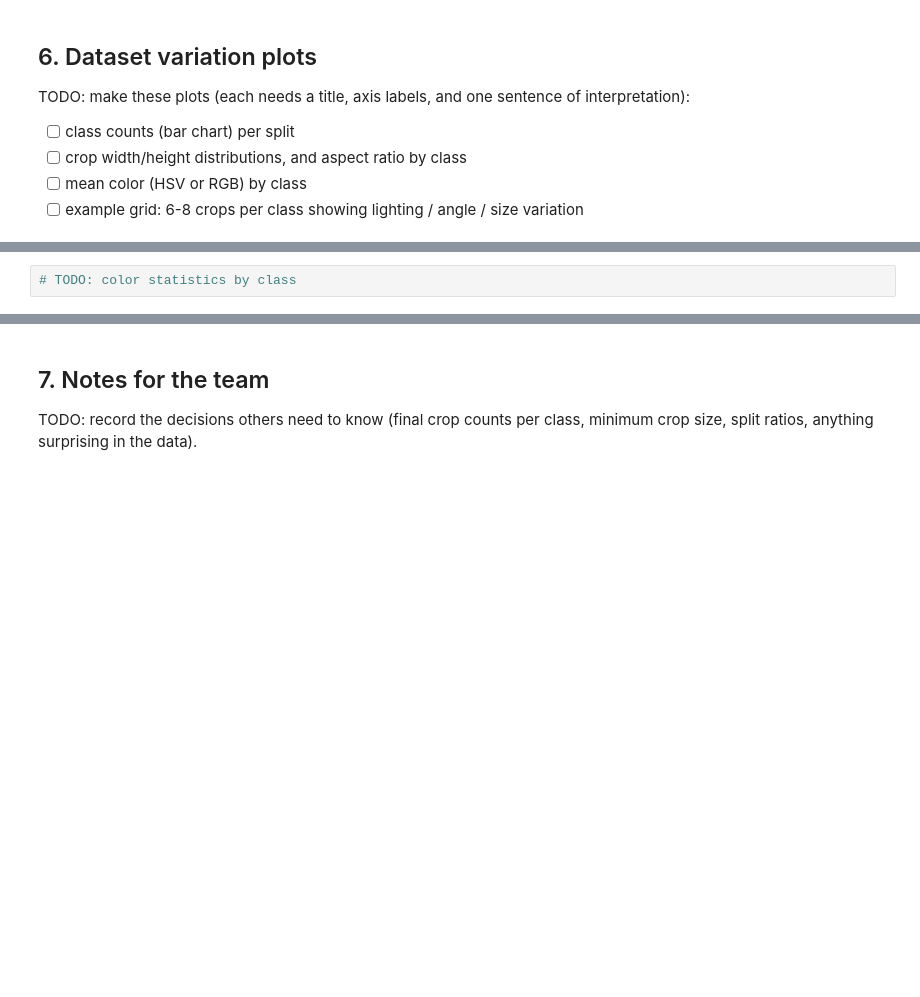
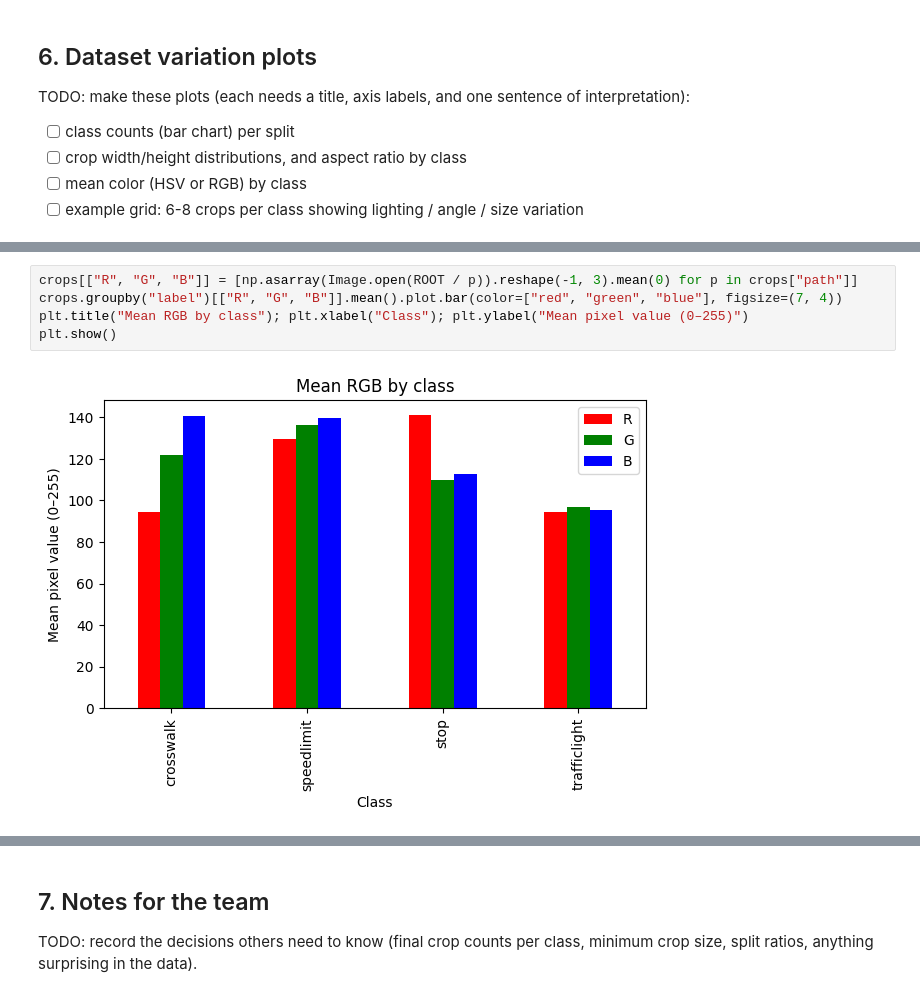
Before and after one commit to theyogurt/DATASCI281_ComputerVision---FINAL_PROJECT_ROAD_SIGN_CLASSIFIER, a Jupyter notebook: notebooks/01_data_prep_and_eda.ipynb, the cells around one changed output, grey strips where cells are left out. Cells and saved outputs as stored; diff of their text form; blank space fills up the shorter version.

```diff
--- a/notebooks/01_data_prep_and_eda.ipynb
+++ b/notebooks/01_data_prep_and_eda.ipynb
@@ -97,3 +206,8 @@ TODO: make these plots (each needs a title, axis labels, and one sentence of int
 # %%
-# TODO: color statistics by class
+crops[["R", "G", "B"]] = [np.asarray(Image.open(ROOT / p)).reshape(-1, 3).mean(0) for p in crops["path"]]
+crops.groupby("label")[["R", "G", "B"]].mean().plot.bar(color=["red", "green", "blue"], figsize=(7, 4))
+plt.title("Mean RGB by class"); plt.xlabel("Class"); plt.ylabel("Mean pixel value (0–255)")
+plt.show()
+# %% [output]
+[figure, added]
 # %%
```
Also changed, not shown: parts of 13 cells of this notebook.
